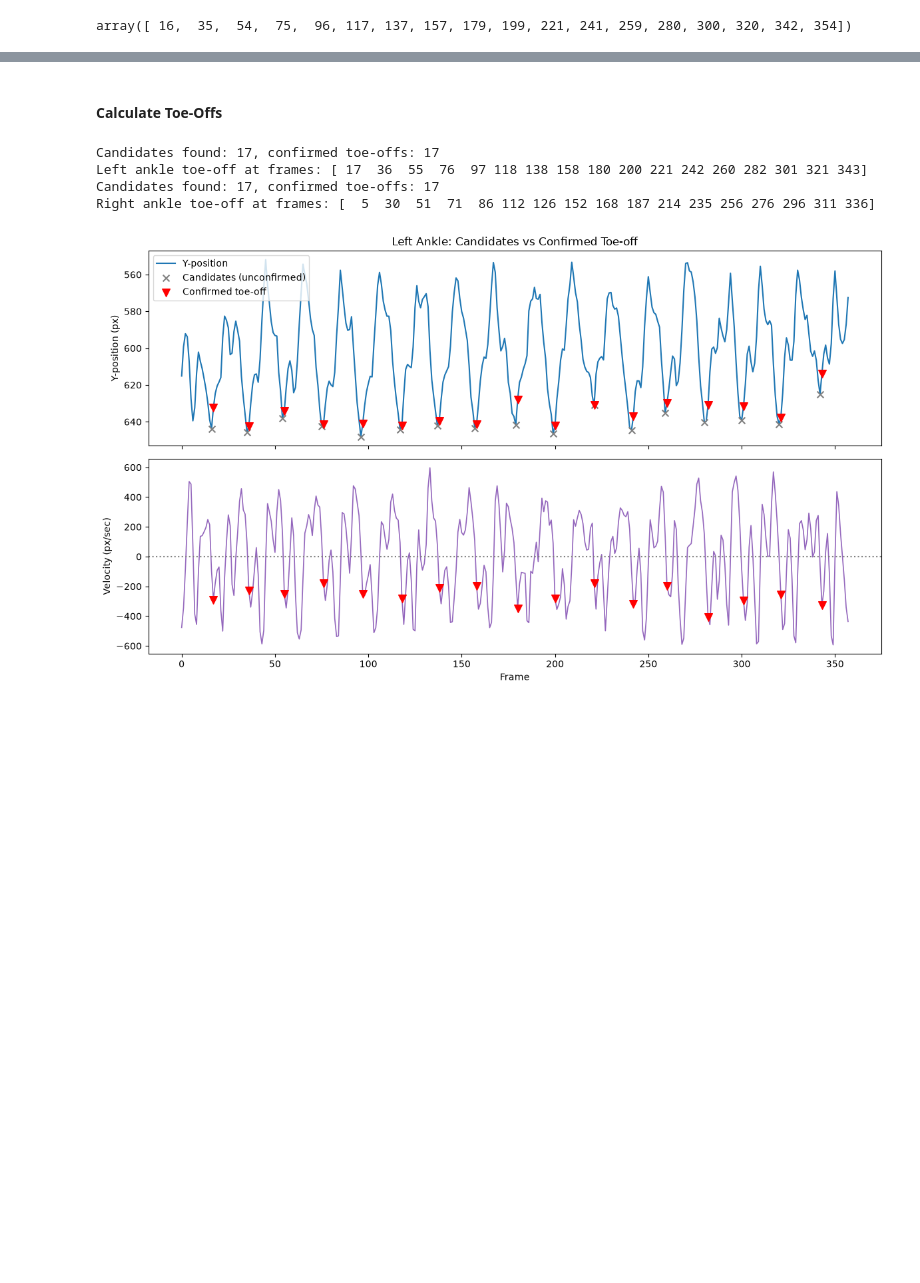
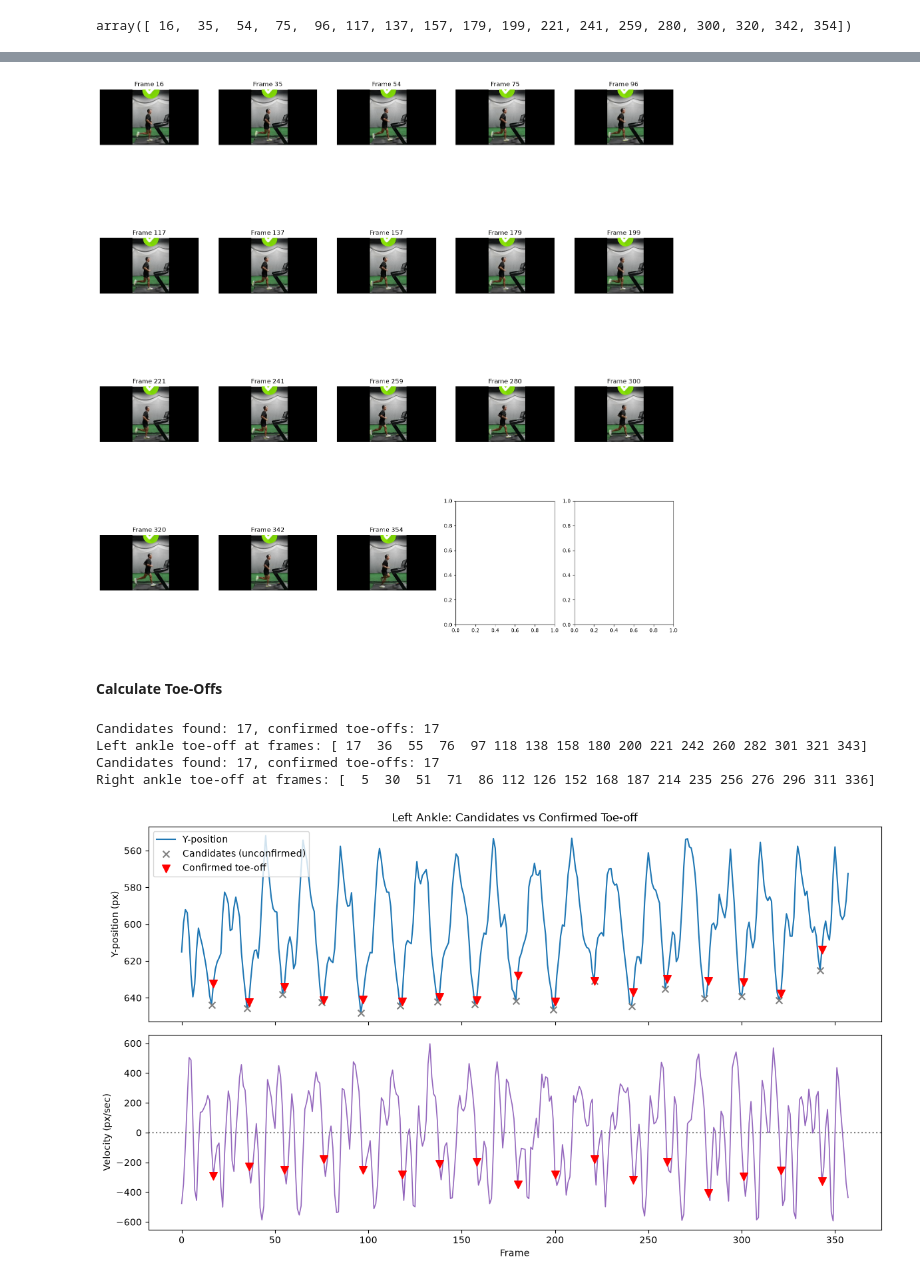
Before and after one commit to Jessi1912/running-posture-cv, a Jupyter notebook: src/posture_analysis.ipynb, the cells around one changed output, grey strips where cells are left out. Drawn from its saved outputs; the diff is of its cells as text; code cells hidden in the pictures; blank space fills up the shorter version.

```diff
--- a/src/posture_analysis.ipynb
+++ b/src/posture_analysis.ipynb
@@ -233,3 +238,7 @@ array([ 16,  35,  54,  75,  96, 117, 137, 157, 179, 199, 221, 241, 259, 280, 300
+# %%
+plot_frames_grid(frames, left_contacts)
+# %% [output]
+[figure, added]
 # %% [markdown]
 #### Calculate Toe-Offs
 # %%
```
Also changed, not shown: parts of 3 cells of this notebook.
